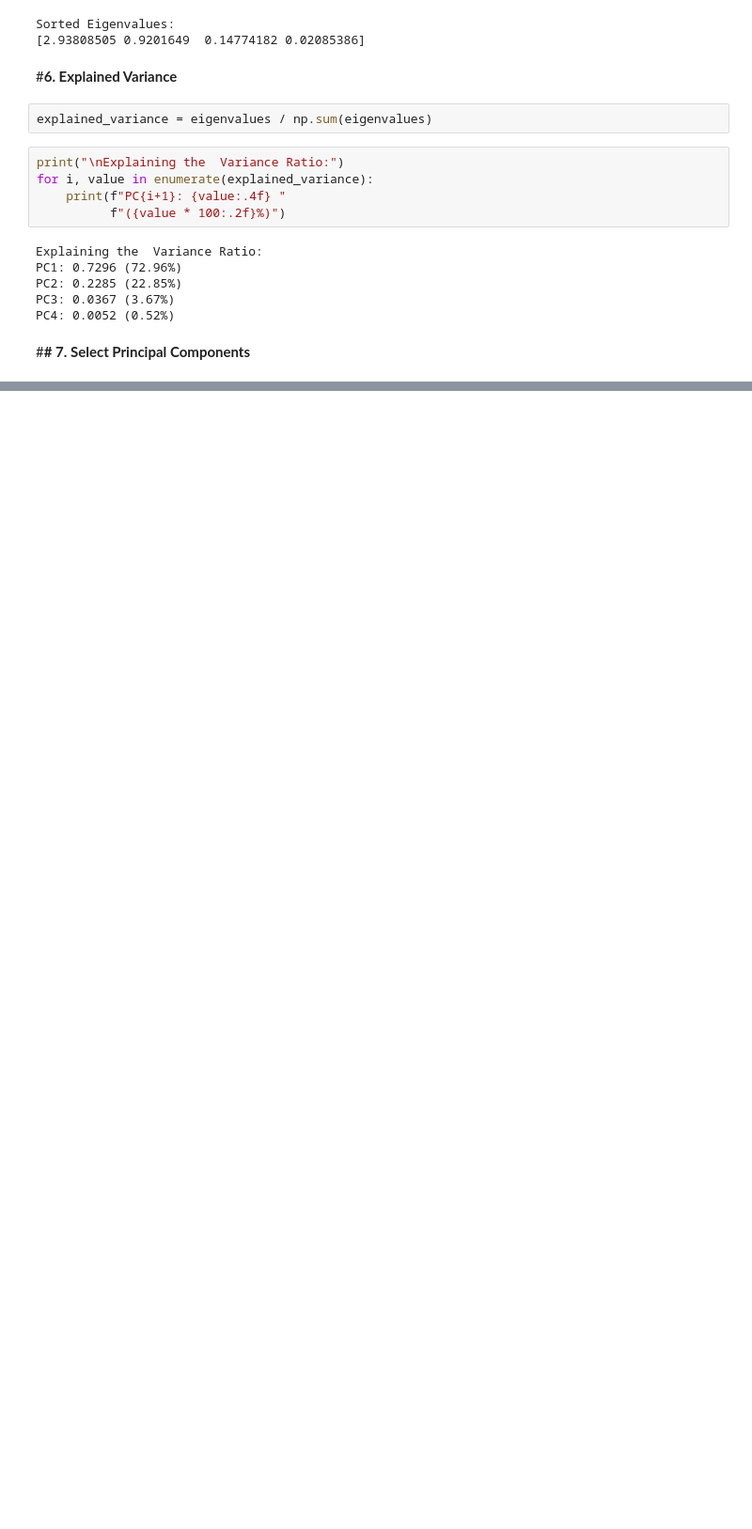
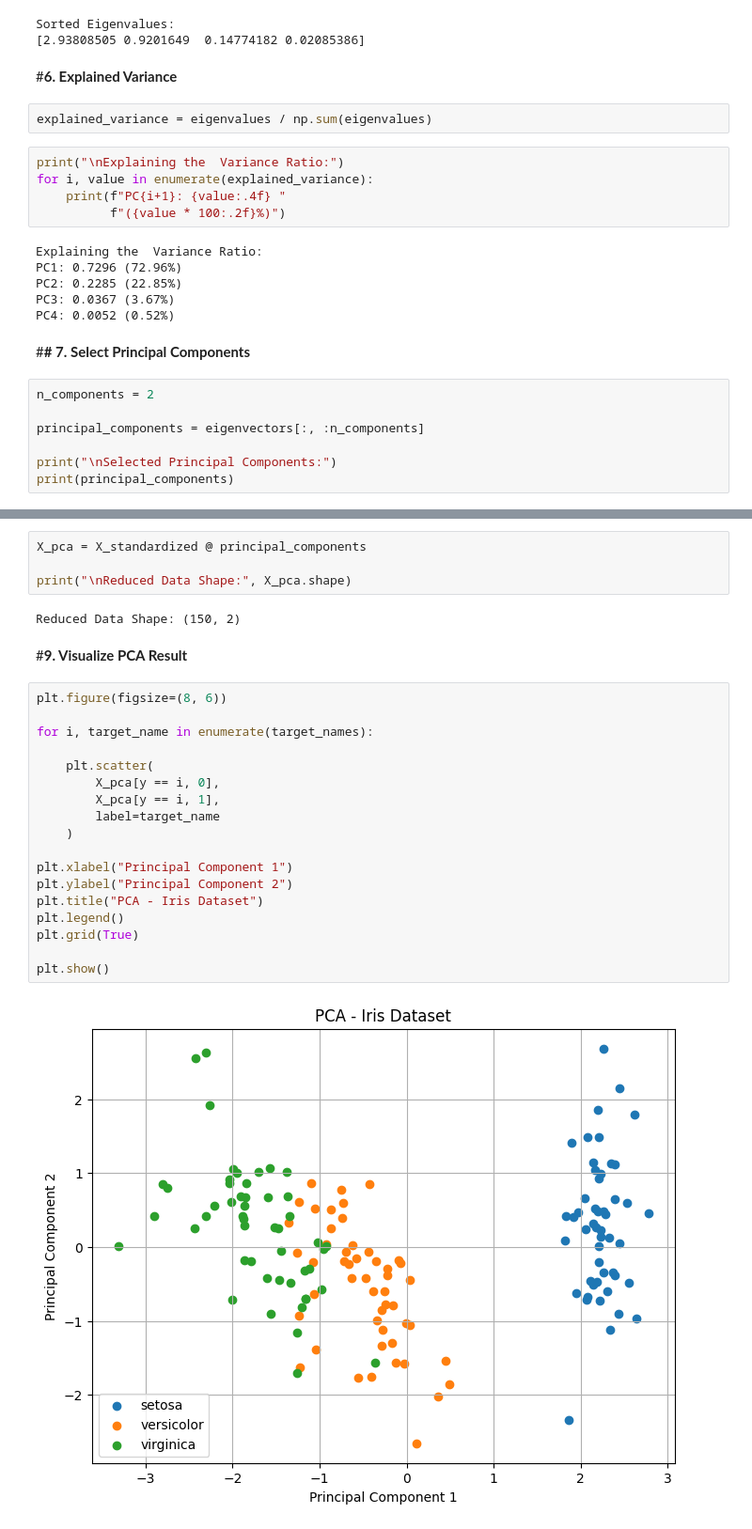
Before and after one commit to deepak8186863620/Machine_Learning_Lab, a Jupyter notebook: PCAanLinearRegression.ipynb, the cells around one changed output, grey strips where cells are left out. Shown at 94% size. Saved outputs shown, nothing was run; the diff lists cells and outputs as text; blank space fills up the shorter version.

```diff
--- a/PCAanLinearRegression.ipynb
+++ b/PCAanLinearRegression.ipynb
@@ -106,3 +106,10 @@ PC3: 0.0367 (3.67%)
 PC4: 0.0052 (0.52%)
 # %% [markdown]
 #**# 7. Select Principal Components**
+# %%
+n_components = 2
+
+principal_components = eigenvectors[:, :n_components]
+
+print("\nSelected Principal Components:")
+print(principal_components)
@@ -108,0 +124,28 @@ PC4: 0.0052 (0.52%)
+# %%
+X_pca = X_standardized @ principal_components
+
+print("\nReduced Data Shape:", X_pca.shape)
+# %% [output]
+Reduced Data Shape: (150, 2)
+# %% [markdown]
+#**9. Visualize PCA Result**
+# %%
+plt.figure(figsize=(8, 6))
+
+for i, target_name in enumerate(target_names):
+
+    plt.scatter(
+        X_pca[y == i, 0],
+        X_pca[y == i, 1],
+        label=target_name
+    )
+
+plt.xlabel("Principal Component 1")
+plt.ylabel("Principal Component 2")
+plt.title("PCA - Iris Dataset")
+plt.legend()
+plt.grid(True)
+
+plt.show()
+# %% [output]
+[figure, added]
```
Also changed, not shown: parts of 2 cells of this notebook.
